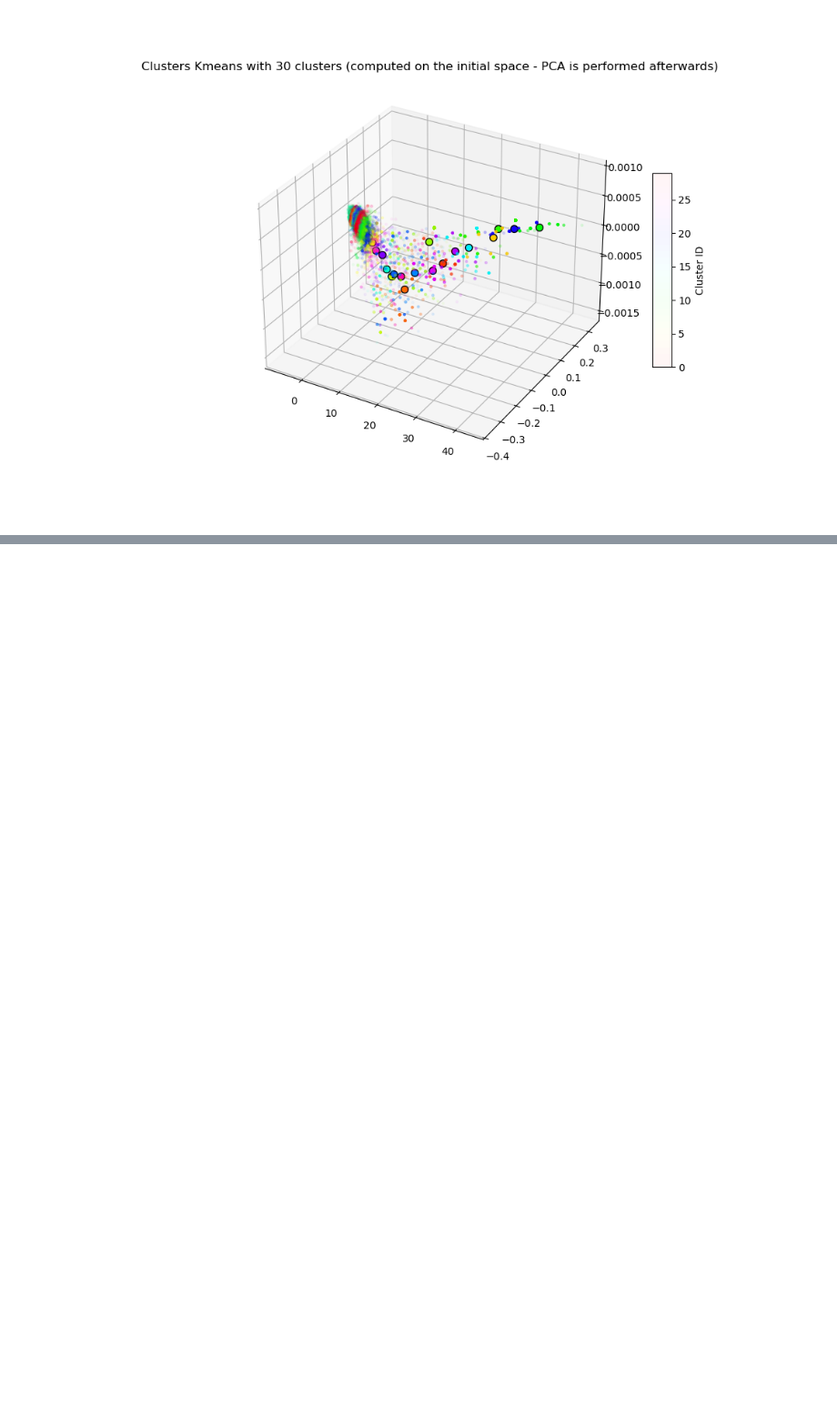
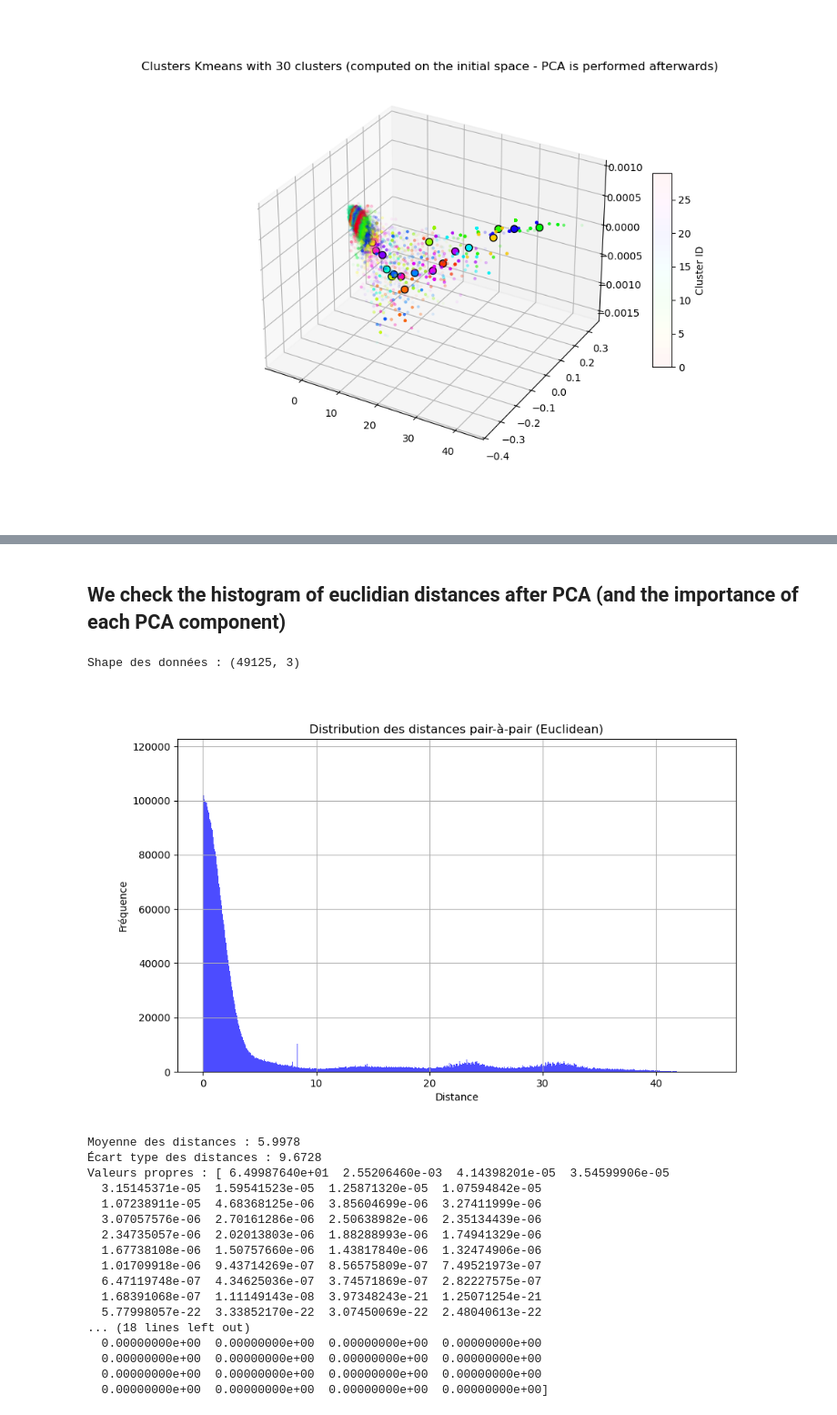
Before and after one commit to lucasmurray97/graph_scenarios, a Jupyter notebook: src/Clustering.ipynb, the cells around one changed output, grey strips where cells are left out. Shown at 91% size. Saved outputs shown, nothing was run; the diff lists cells and outputs as text; code cells hidden in the pictures; blank space fills up the shorter version.

```diff
--- a/src/Clustering.ipynb
+++ b/src/Clustering.ipynb
@@ -290,0 +357,66 @@ plt.show()
+# %% [markdown]
+## We check the histogram of euclidian distances after PCA (and the importance of each PCA component)
+# %%
+# Étape 1 : Charger les données (128 dimensions)
+# Supposons que `mu_embeddings` est ton tableau de données (N, 128)
+print(f"Shape des données : {pca_projection.shape}")
+
+# Étape 2 : Prendre un échantillon si les données sont trop grandes
+sample_size = 10000  # Limiter à 1000 points pour le calcul des distances
+if pca_projection.shape[0] > sample_size:
+    indices = np.random.choice(pca_projection.shape[0], size=sample_size, replace=False)
+    sampled_data = pca_projection[indices]
+else:
+    sampled_data = pca_projection
+
+# Étape 3 : Calculer toutes les paires de distances (euclidiennes)
+distances = pdist(sampled_data, metric='euclidean')
+
+# Étape 4 : Visualiser la distribution des distances
+plt.figure(figsize=(10, 6))
+plt.hist(distances, bins=8000, color='blue', alpha=0.7)
+plt.title("Distribution des distances pair-à-pair (Euclidean)")
+plt.xlabel("Distance")
+plt.ylabel("Fréquence")
+plt.grid()
+plt.show()
+
+# Étape 5 : Vérifier l'écart type et la moyenne
+mean_distance = np.mean(distances)
+std_distance = np.std(distances)
+print(f"Moyenne des distances : {mean_distance:.4f}")
+print(f"Écart type des distances : {std_distance:.4f}")
+
+
+
+# Variance expliquée cumulative
+all_pca = PCA()
+all_pca.fit(mu_embeddings_normalized)
+print("Valeurs propres :", all_pca.explained_variance_)
+
+plt.figure(figsize=(10, 6))
+plt.plot(np.cumsum(all_pca.explained_variance_ratio_))
+plt.xlabel("Nombre de composantes principales")
+plt.ylabel("Variance expliquée cumulée")
+plt.title("Variance expliquée par les composantes principales")
+plt.show()
+# %% [output]
+Shape des données : (49125, 3)
+[figure, added]
+Moyenne des distances : 5.9978
+Écart type des distances : 9.6728
+Valeurs propres : [ 6.49987640e+01  2.55206460e-03  4.14398201e-05  3.54599906e-05
+  3.15145371e-05  1.59541523e-05  1.25871320e-05  1.07594842e-05
+  1.07238911e-05  4.68368125e-06  3.85604699e-06  3.27411999e-06
+  3.07057576e-06  2.70161286e-06  2.50638982e-06  2.35134439e-06
+  2.34735057e-06  2.02013803e-06  1.88288993e-06  1.74941329e-06
+  1.67738108e-06  1.50757660e-06  1.43817840e-06  1.32474906e-06
+  1.01709918e-06  9.43714269e-07  8.56575809e-07  7.49521973e-07
+  6.47119748e-07  4.34625036e-07  3.74571869e-07  2.82227575e-07
+  1.68391068e-07  1.11149143e-08  3.97348243e-21  1.25071254e-21
+  5.77998057e-22  3.33852170e-22  3.07450069e-22  2.48040613e-22
+... (18 lines left out)
+  0.00000000e+00  0.00000000e+00  0.00000000e+00  0.00000000e+00
+  0.00000000e+00  0.00000000e+00  0.00000000e+00  0.00000000e+00
+  0.00000000e+00  0.00000000e+00  0.00000000e+00  0.00000000e+00
+  0.00000000e+00  0.00000000e+00  0.00000000e+00  0.00000000e+00]
```
Also changed, not shown: parts of 9 cells of this notebook.
